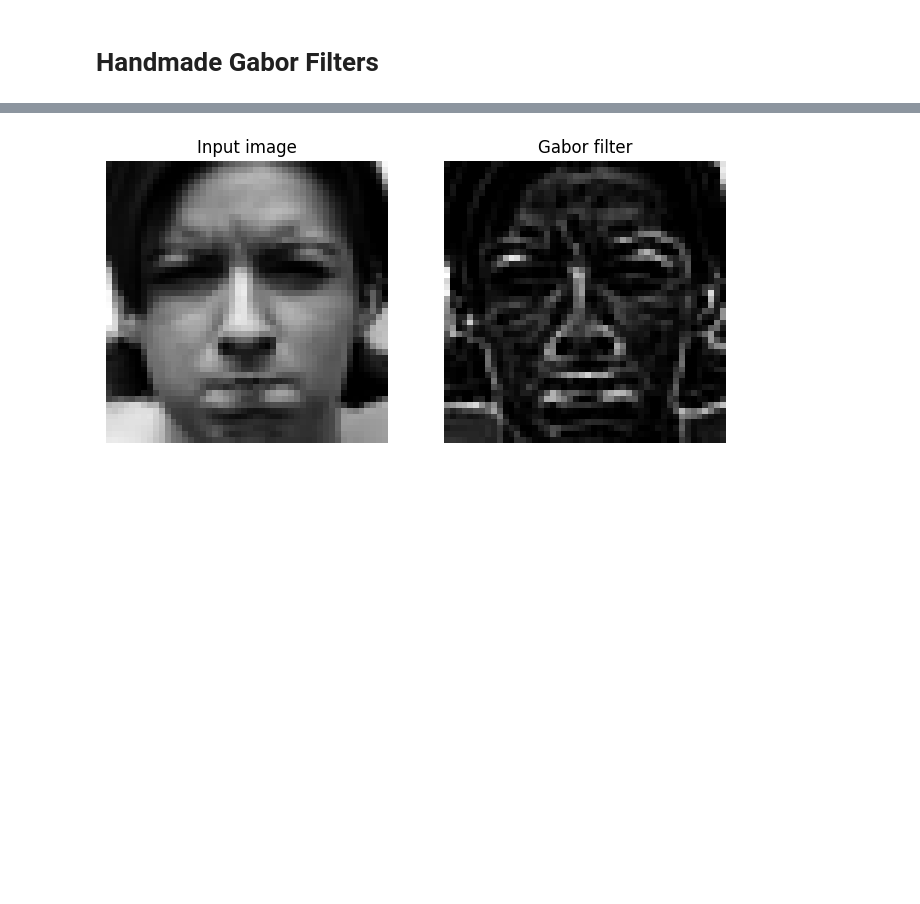
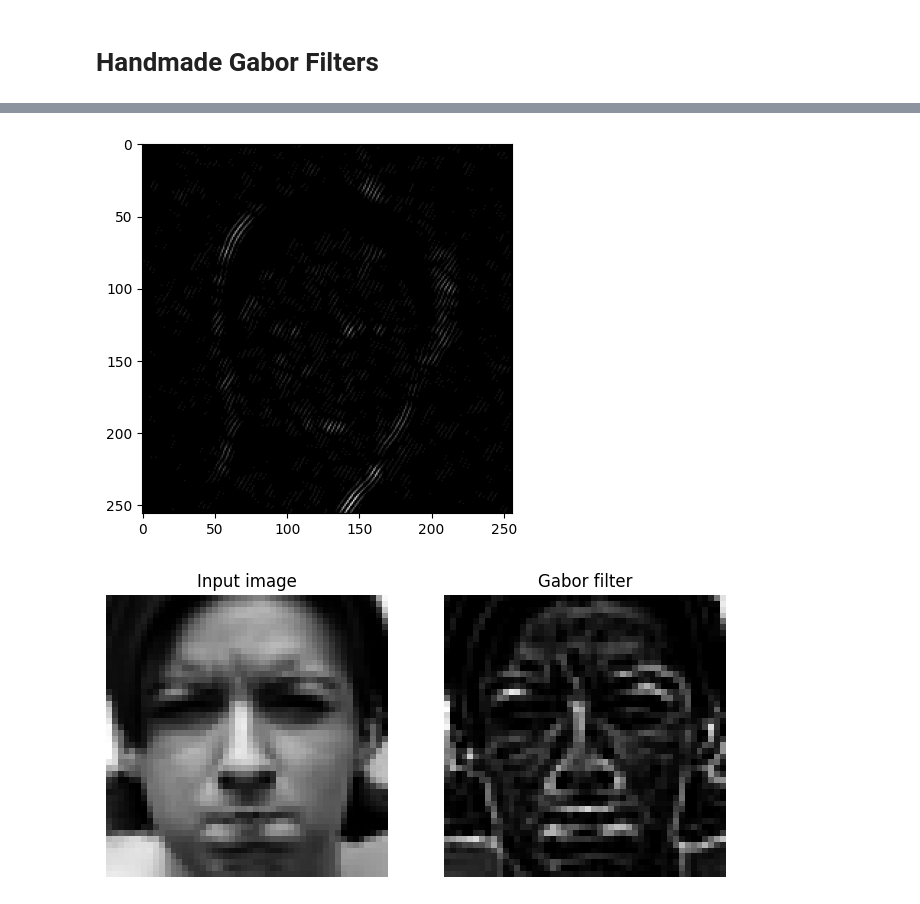
Before and after one commit to gralexrob1/facial-emotion-recognition, a Jupyter notebook: notebooks/gabor.ipynb, the cells around one changed output, grey strips where cells are left out. Drawn from its saved outputs; the diff is of its cells as text; code cells hidden in the pictures; blank space fills up the shorter version.

```diff
--- a/notebooks/gabor.ipynb
+++ b/notebooks/gabor.ipynb
@@ -153,0 +174,65 @@ def gabor_process(
+# %%
+def gabor_filtering(image, kernel_size, sigma, gamma, lmbda, psi, angle):
+    # get shape
+    H, W = image.shape
+
+    # padding
+    image = np.pad(image, (kernel_size//2, kernel_size//2), 'edge')
+
+    # prepare out image
+    out = np.zeros((H, W), dtype=np.float32)
+
+    # get gabor filter
+    gabor = gabor_filter(
+        kernel_size=kernel_size,
+        sigma=sigma,
+        gamma=gamma,
+        lmbda=lmbda,
+        psi=psi,
+        angle=angle
+    )
+
+    # filtering
+    for y in range(H):
+        for x in range(W):
+            out[y, x] = np.sum(image[y : y + kernel_size, x : x + kernel_size] * gabor)
+
+    out = np.clip(out, 0, 255)
+    out = out.astype(np.uint8)
+
+    return out
+
+gabor_jaffe_image = gabor_filtering(
+    jaffe_images[0],
+    # kernel_size=11,
+    # sigma = 3,
+    # gamma = 3,
+    # lmbda = 5,
+    # psi=0,
+    kernel_size=16,
+    sigma=math.pi,
+    gamma=1.2,
+    lmbda=3,
+    psi=0,
+    angle = 30 # [0,30,60,90,120,150]
+    )
+
+k = [math.pi/4, math.pi/8, math.pi/16]
+
+plt.imshow(gabor_jaffe_image, cmap='gray')
+plt.show()
+
+# gabor_ck_image = gabor_filtering(
+#     ck_images[0],
+#     kernel_size=16,
+#     sigma=1.5,
+#     gamma=1.2,
+#     lmbda=3,
+#     psi=0,
+#     angle=30 # [0,30,60,90,120,150]
+#     )
+
+# plt.imshow(gabor_ck_image, cmap='gray')
+# plt.show()
+# %% [output]
+[figure, added]
```
Also changed, not shown: parts of 14 cells of this notebook, 4 other files.
